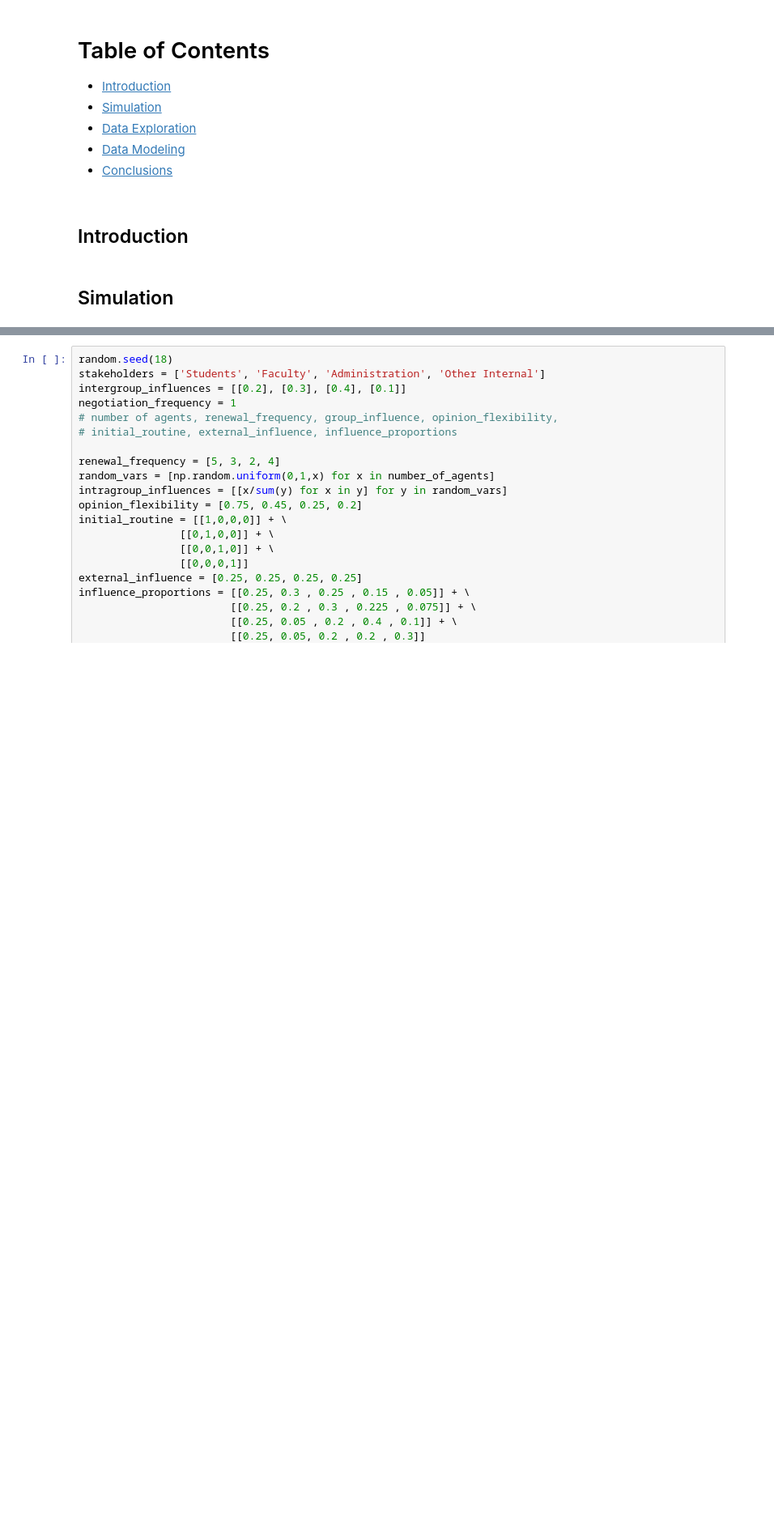
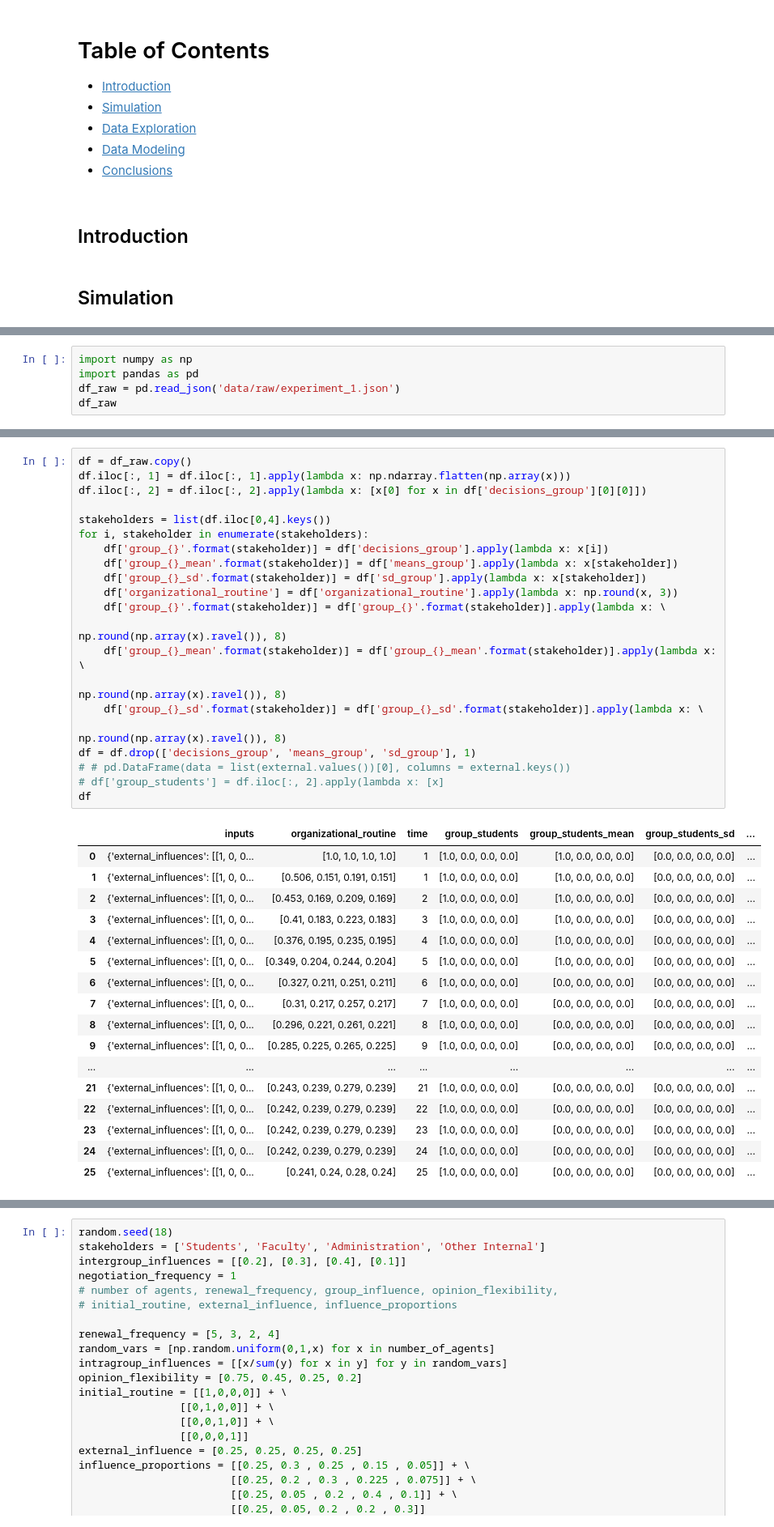
Before and after one commit to wyattowalsh/higher-education-simulation, a Jupyter notebook: nb.ipynb, the cells around one changed output, grey strips where cells are left out. Shown at 81% size. Drawn from its saved outputs; the diff is of its cells as text; blank space fills up the shorter version.

```diff
--- a/nb.ipynb
+++ b/nb.ipynb
@@ -15,0 +33,5 @@ import pandas as pd
+# %%
+import numpy as np
+import pandas as pd
+df_raw = pd.read_json('data/raw/experiment_1.json')
+df_raw
@@ -15,0 +52,39 @@ import pandas as pd
+# %%
+df = df_raw.copy()
+df.iloc[:, 1] = df.iloc[:, 1].apply(lambda x: np.ndarray.flatten(np.array(x)))
+df.iloc[:, 2] = df.iloc[:, 2].apply(lambda x: [x[0] for x in df['decisions_group'][0][0]])
+
+stakeholders = list(df.iloc[0,4].keys())
+for i, stakeholder in enumerate(stakeholders):
+    df['group_{}'.format(stakeholder)] = df['decisions_group'].apply(lambda x: x[i])
+    df['group_{}_mean'.format(stakeholder)] = df['means_group'].apply(lambda x: x[stakeholder])
+    df['group_{}_sd'.format(stakeholder)] = df['sd_group'].apply(lambda x: x[stakeholder])
+    df['organizational_routine'] = df['organizational_routine'].apply(lambda x: np.round(x, 3))
+    df['group_{}'.format(stakeholder)] = df['group_{}'.format(stakeholder)].apply(lambda x: \
+                                                                            np.round(np.array(x).ravel()), 8)
+    df['group_{}_mean'.format(stakeholder)] = df['group_{}_mean'.format(stakeholder)].apply(lambda x: \
+                                                                            np.round(np.array(x).ravel()), 8)
+    df['group_{}_sd'.format(stakeholder)] = df['group_{}_sd'.format(stakeholder)].apply(lambda x: \
+                                                                            np.round(np.array(x).ravel()), 8)
+df = df.drop(['decisions_group', 'means_group', 'sd_group'], 1)
+# # pd.DataFrame(data = list(external.values())[0], columns = external.keys())
+# df['group_students'] = df.iloc[:, 2].apply(lambda x: [x]
+df
+# %% [output]
+|  | inputs | organizational_routine | time | group_students | group_students_mean | group_students_sd | ... |
+| 0 | {'external_influences': [[1, 0, 0... | [1.0, 1.0, 1.0, 1.0] | 1 | [1.0, 0.0, 0.0, 0.0] | [1.0, 0.0, 0.0, 0.0] | [0.0, 0.0, 0.0, 0.0] | ... |
+| 1 | {'external_influences': [[1, 0, 0... | [0.506, 0.151, 0.191, 0.151] | 1 | [1.0, 0.0, 0.0, 0.0] | [1.0, 0.0, 0.0, 0.0] | [0.0, 0.0, 0.0, 0.0] | ... |
+| 2 | {'external_influences': [[1, 0, 0... | [0.453, 0.169, 0.209, 0.169] | 2 | [1.0, 0.0, 0.0, 0.0] | [1.0, 0.0, 0.0, 0.0] | [0.0, 0.0, 0.0, 0.0] | ... |
+| 3 | {'external_influences': [[1, 0, 0... | [0.41, 0.183, 0.223, 0.183] | 3 | [1.0, 0.0, 0.0, 0.0] | [1.0, 0.0, 0.0, 0.0] | [0.0, 0.0, 0.0, 0.0] | ... |
+| 4 | {'external_influences': [[1, 0, 0... | [0.376, 0.195, 0.235, 0.195] | 4 | [1.0, 0.0, 0.0, 0.0] | [1.0, 0.0, 0.0, 0.0] | [0.0, 0.0, 0.0, 0.0] | ... |
+| 5 | {'external_influences': [[1, 0, 0... | [0.349, 0.204, 0.244, 0.204] | 5 | [1.0, 0.0, 0.0, 0.0] | [1.0, 0.0, 0.0, 0.0] | [0.0, 0.0, 0.0, 0.0] | ... |
+| 6 | {'external_influences': [[1, 0, 0... | [0.327, 0.211, 0.251, 0.211] | 6 | [1.0, 0.0, 0.0, 0.0] | [0.0, 0.0, 0.0, 0.0] | [0.0, 0.0, 0.0, 0.0] | ... |
+| 7 | {'external_influences': [[1, 0, 0... | [0.31, 0.217, 0.257, 0.217] | 7 | [1.0, 0.0, 0.0, 0.0] | [0.0, 0.0, 0.0, 0.0] | [0.0, 0.0, 0.0, 0.0] | ... |
+| 8 | {'external_influences': [[1, 0, 0... | [0.296, 0.221, 0.261, 0.221] | 8 | [1.0, 0.0, 0.0, 0.0] | [0.0, 0.0, 0.0, 0.0] | [0.0, 0.0, 0.0, 0.0] | ... |
+| 9 | {'external_influences': [[1, 0, 0... | [0.285, 0.225, 0.265, 0.225] | 9 | [1.0, 0.0, 0.0, 0.0] | [0.0, 0.0, 0.0, 0.0] | [0.0, 0.0, 0.0, 0.0] | ... |
+| ... | ... | ... | ... | ... | ... | ... | ... |
+| 21 | {'external_influences': [[1, 0, 0... | [0.243, 0.239, 0.279, 0.239] | 21 | [1.0, 0.0, 0.0, 0.0] | [0.0, 0.0, 0.0, 0.0] | [0.0, 0.0, 0.0, 0.0] | ... |
+| 22 | {'external_influences': [[1, 0, 0... | [0.242, 0.239, 0.279, 0.239] | 22 | [1.0, 0.0, 0.0, 0.0] | [0.0, 0.0, 0.0, 0.0] | [0.0, 0.0, 0.0, 0.0] | ... |
+| 23 | {'external_influences': [[1, 0, 0... | [0.242, 0.239, 0.279, 0.239] | 23 | [1.0, 0.0, 0.0, 0.0] | [0.0, 0.0, 0.0, 0.0] | [0.0, 0.0, 0.0, 0.0] | ... |
+| 24 | {'external_influences': [[1, 0, 0... | [0.242, 0.239, 0.279, 0.239] | 24 | [1.0, 0.0, 0.0, 0.0] | [0.0, 0.0, 0.0, 0.0] | [0.0, 0.0, 0.0, 0.0] | ... |
+| 25 | {'external_influences': [[1, 0, 0... | [0.241, 0.24, 0.28, 0.24] | 25 | [1.0, 0.0, 0.0, 0.0] | [0.0, 0.0, 0.0, 0.0] | [0.0, 0.0, 0.0, 0.0] | ... |
```
Also changed, not shown: parts of 16 cells of this notebook, 6 other files.
